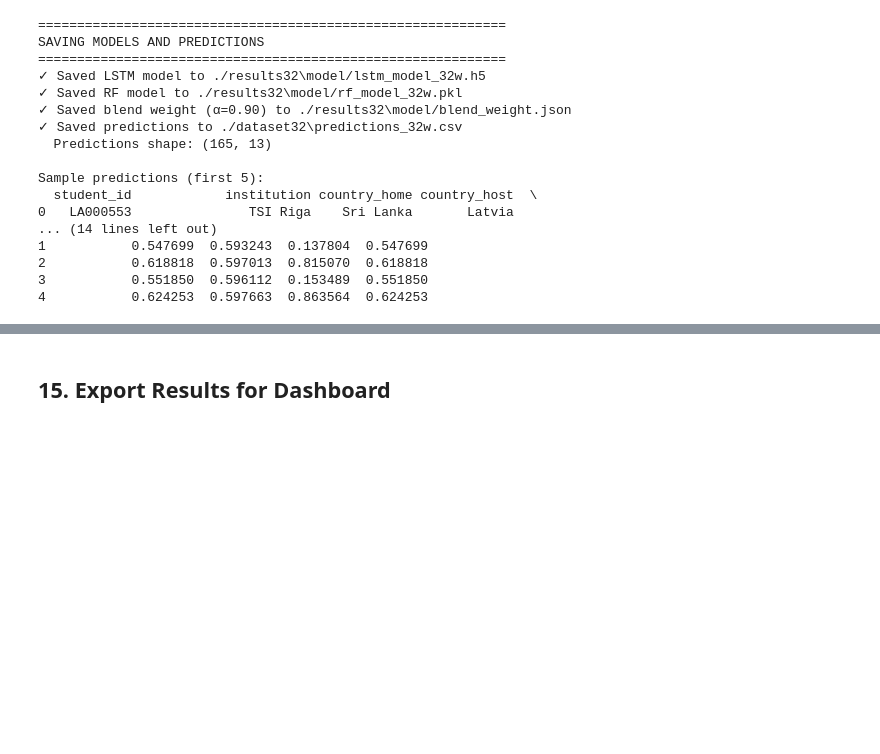
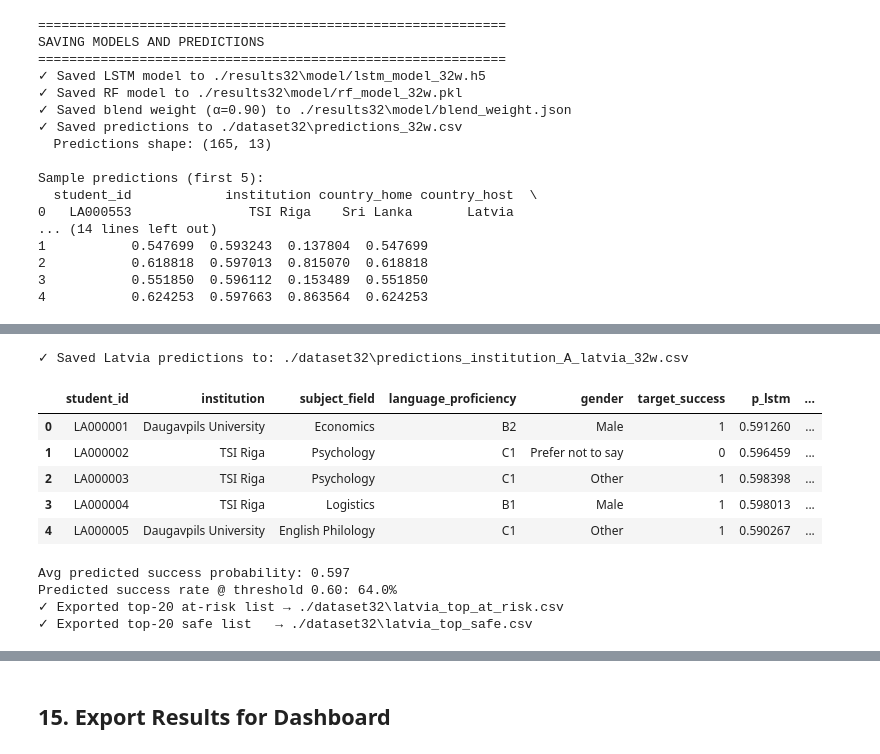
Before and after one commit to kulasekara02/LSTM-Random_Forest, a Jupyter notebook: hybrid_lstm_rf_32weeks_complete.ipynb, the cells around one changed output, grey strips where cells are left out. Saved outputs shown, nothing was run; the diff lists cells and outputs as text; code cells hidden in the pictures; blank space fills up the shorter version.

```diff
--- a/hybrid_lstm_rf_32weeks_complete.ipynb
+++ b/hybrid_lstm_rf_32weeks_complete.ipynb
@@ -1310,0 +1347,19 @@ Sample predictions (first 5):
+# %%
+# Cell 14B: Preprocess and prepare model inputs for Latvia data
+latvia_df_pp, latv_temporal_cols, latv_num_cols, latv_cat_cols = preprocess_features(latvia_df)
+
+# Transform with the ALREADY-FITTED preprocessor from training
+latvia_processed, latvia_temporal, latvia_static_features = preprocessor.transform(
+    latvia_df_pp, temporal_cols, numeric_cols, categorical_cols
+)
+
+# Package into model tensors
+X_latvia_temporal, X_latvia_static, y_latvia = prepare_model_data(
+    latvia_processed, latvia_temporal, static_features
+)
+
+print("\nLATVIA DATA SHAPES")
+print("------------------")
+print("Temporal:", X_latvia_temporal.shape if X_latvia_temporal is not None else None)
+print("Static  :", X_latvia_static.shape if X_latvia_static is not None else None)
+print("Target  :", y_latvia.shape if "target_success" in latvia_df_pp.columns else "Not provided")
@@ -1310,0 +1422,50 @@ Sample predictions (first 5):
+# %%
+# Cell 14D: Build predictions dataframe and save
+lat_predictions_df = pd.DataFrame({
+    'student_id': latvia_df_pp['student_id'] if 'student_id' in latvia_df_pp.columns else np.arange(len(latvia_df_pp)),
+    'institution': latvia_df_pp['institution'] if 'institution' in latvia_df_pp.columns else 'Institution_A',
+    'subject_field': latvia_df_pp['subject_field'] if 'subject_field' in latvia_df_pp.columns else 'Unknown',
+    'language_proficiency': latvia_df_pp['language_proficiency'] if 'language_proficiency' in latvia_df_pp.columns else 'Unknown',
+    'gender': latvia_df_pp['gender'] if 'gender' in latvia_df_pp.columns else 'Unknown',
+    'target_success': latvia_df_pp['target_success'] if 'target_success' in latvia_df_pp.columns else np.nan,
+    'p_lstm': lat_lstm_pred,
+    'p_rf': lat_rf_pred,
+    'p_hybrid': lat_hybrid_pred,
+    'pred_label': lat_pred_label
+})
+
+lat_pred_csv = os.path.join(DATASET_DIR, 'predictions_institution_A_latvia_32w.csv')
+lat_predictions_df.to_csv(lat_pred_csv, index=False)
+print(f"✓ Saved Latvia predictions to: {lat_pred_csv}")
+lat_predictions_df.head()
+# %% [output]
+✓ Saved Latvia predictions to: ./dataset32\predictions_institution_A_latvia_32w.csv
+|  | student_id | institution | subject_field | language_proficiency | gender | target_success | p_lstm | ... |
+| 0 | LA000001 | Daugavpils University | Economics | B2 | Male | 1 | 0.591260 | ... |
+| 1 | LA000002 | TSI Riga | Psychology | C1 | Prefer not to say | 0 | 0.596459 | ... |
+| 2 | LA000003 | TSI Riga | Psychology | C1 | Other | 1 | 0.598398 | ... |
+| 3 | LA000004 | TSI Riga | Logistics | B1 | Male | 1 | 0.598013 | ... |
+| 4 | LA000005 | Daugavpils University | English Philology | C1 | Other | 1 | 0.590267 | ... |
+# %%
+# Cell 14E: KPIs and Top-K lists
+k = min(20, len(lat_predictions_df))
+mean_prob = lat_predictions_df['p_hybrid'].mean()
+pos_rate = (lat_predictions_df['pred_label']==1).mean()
+print(f"Avg predicted success probability: {mean_prob:.3f}")
+print(f"Predicted success rate @ threshold {threshold:.2f}: {pos_rate:.1%}")
+
+# Top at-risk (lowest predicted success)
+top_at_risk = lat_predictions_df.sort_values('p_hybrid', ascending=True).head(k)
+top_safe    = lat_predictions_df.sort_values('p_hybrid', ascending=False).head(k)
+
+risk_csv = os.path.join(DATASET_DIR, 'latvia_top_at_risk.csv')
+safe_csv = os.path.join(DATASET_DIR, 'latvia_top_safe.csv')
+top_at_risk.to_csv(risk_csv, index=False)
+top_safe.to_csv(safe_csv, index=False)
+print(f"✓ Exported top-{k} at-risk list → {risk_csv}")
+print(f"✓ Exported top-{k} safe list   → {safe_csv}")
+# %% [output]
+Avg predicted success probability: 0.597
+Predicted success rate @ threshold 0.60: 64.0%
+✓ Exported top-20 at-risk list → ./dataset32\latvia_top_at_risk.csv
+✓ Exported top-20 safe list   → ./dataset32\latvia_top_safe.csv
```
Also changed, not shown: parts of 4 cells of this notebook, 20 other files.
